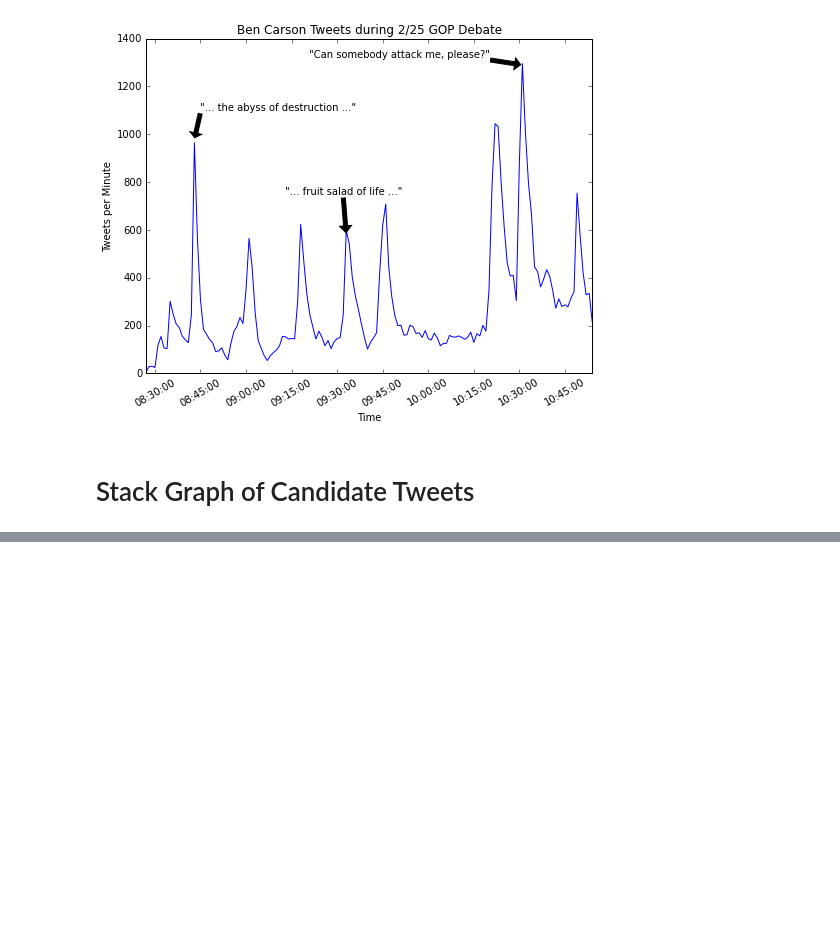
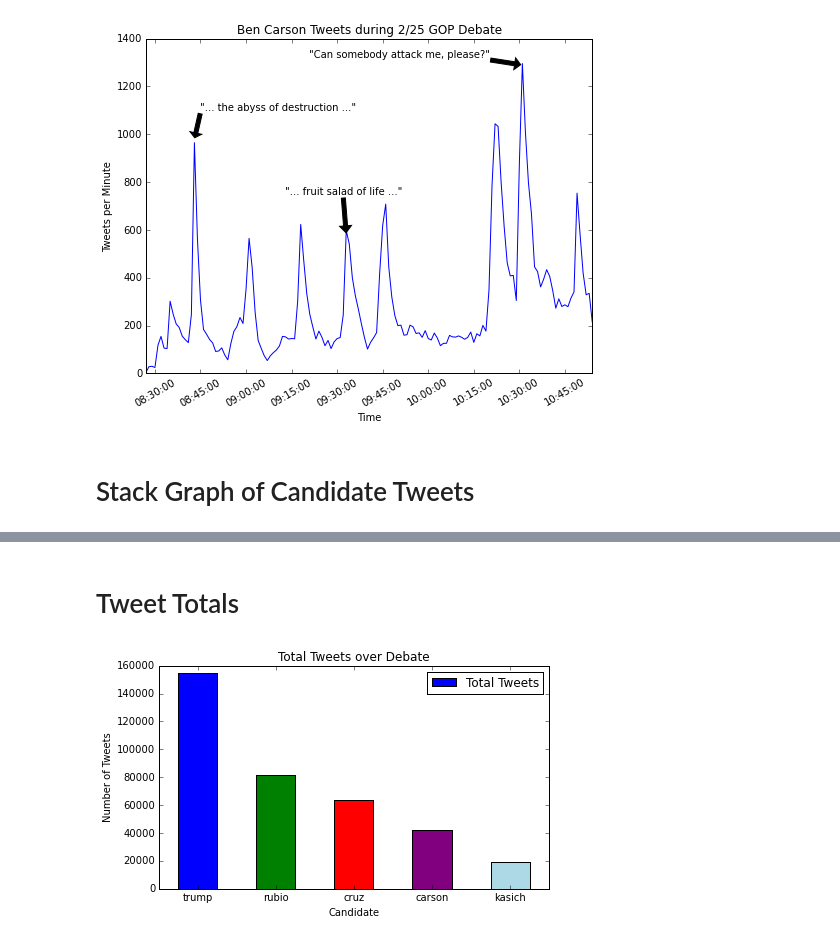
Before and after one commit to bcongdon/Data-Science-Projects, a Jupyter notebook: Debate Analytics.ipynb, the cells around one changed output, grey strips where cells are left out. Saved outputs shown, nothing was run; the diff lists cells and outputs as text; code cells hidden in the pictures; blank space fills up the shorter version.

```diff
--- a/Debate Analytics.ipynb
+++ b/Debate Analytics.ipynb
@@ -152,0 +153,17 @@ plt.savefig('stacked_tweets_over_time.png',dpi=180)
+# %% [markdown]
+# Tweet Totals
+# %%
+
+totalsFrame = pd.DataFrame()
+totalsFrame['names'] = candidates
+totalsFrame['Total Tweets'] = [candidate_per_minute_data[name].sum() for name in candidates]
+totalsFrame = totalsFrame.sort_values(by='Total Tweets',ascending=False)
+
+totalsFrame.plot(x='names',kind='bar',color=['b','g','r','purple','lightblue'],figsize=(7,4))
+plt.xlabel('Candidate')
+plt.ylabel('Number of Tweets')
+plt.title('Total Tweets over Debate')
+plt.xticks(rotation=0)
+plt.savefig('total_tweets.png',dpi=300)
+# %% [output]
+[figure, added]
```
Also changed, not shown: parts of 4 cells of this notebook, 2 other files.
